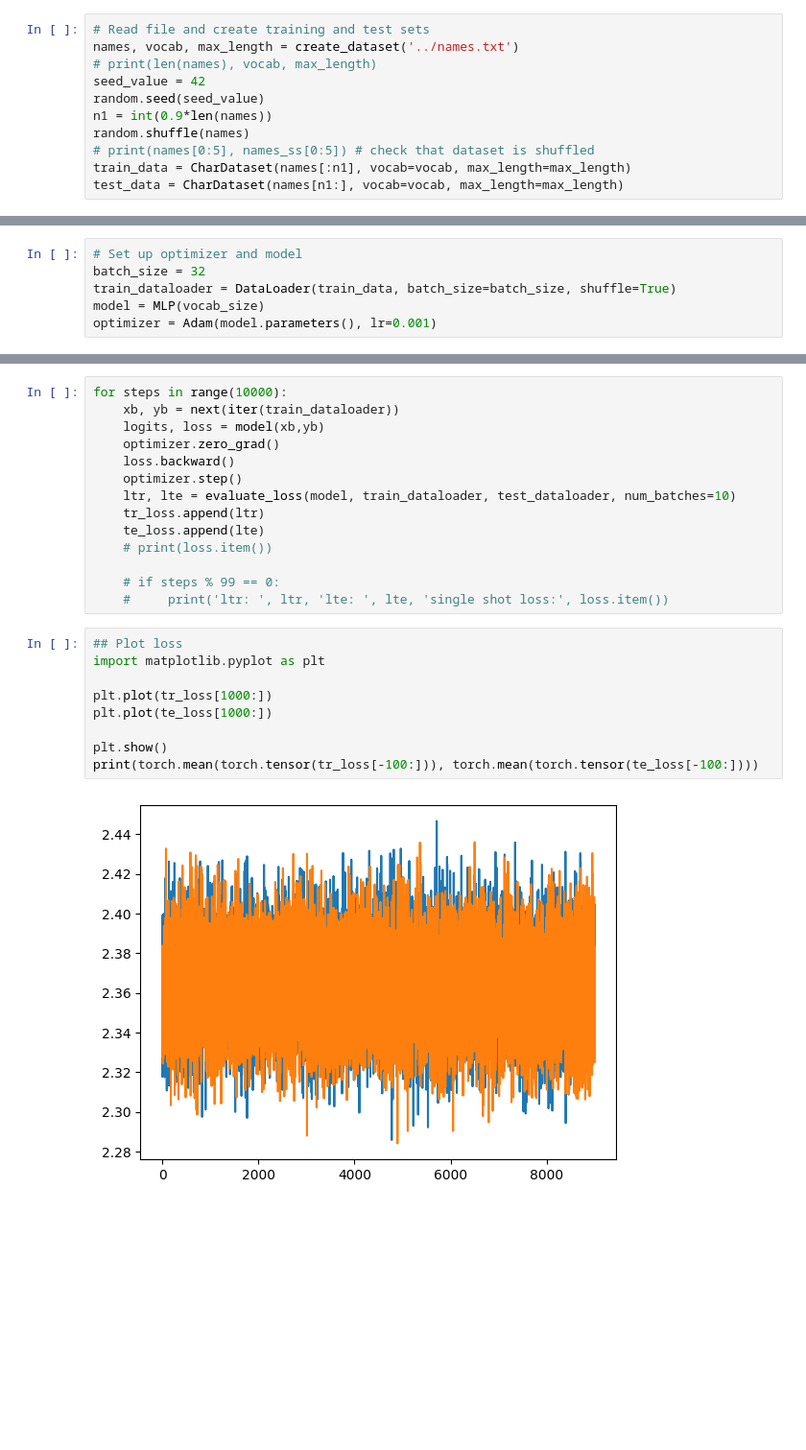
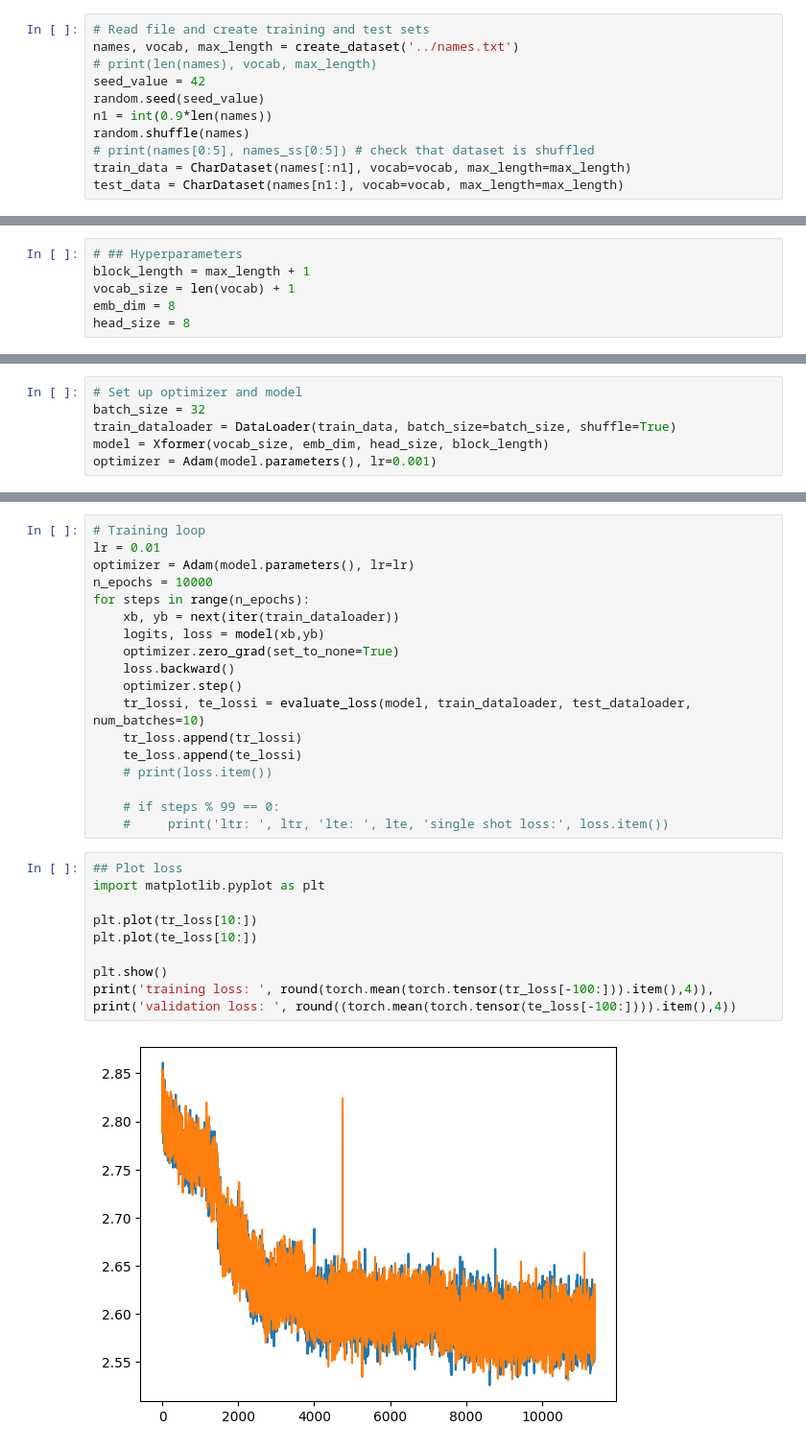
Before and after one commit to peteryushunli/makemore-utils-nbs, a Jupyter notebook: nbs/transformer.ipynb, the cells around one changed output, grey strips where cells are left out. Shown: that part at 96% size. Saved outputs shown, nothing was run; the diff lists cells and outputs as text; blank space fills up the shorter version.

Commit message:
with single attention head

```diff
--- a/nbs/transformer.ipynb
+++ b/nbs/transformer.ipynb
@@ -147,0 +71,6 @@ logits, loss = model(xb,yb)
+# %%
+# ## Hyperparameters
+block_length = max_length + 1
+vocab_size = len(vocab) + 1
+emb_dim = 8
+head_size = 8
@@ -149,7 +91,7 @@ logits, loss = model(xb,yb)
 # Set up optimizer and model
 batch_size = 32
 train_dataloader = DataLoader(train_data, batch_size=batch_size, shuffle=True)
-model = MLP(vocab_size)
+model = Xformer(vocab_size, emb_dim, head_size, block_length)
 optimizer = Adam(model.parameters(), lr=0.001)
 # %%
 xb, yb = next(iter(train_dataloader))
@@ -178,15 +118,19 @@ test_dataloader = DataLoader(test_data, batch_size=batch_size, shuffle=True)
 tr_loss = []
 te_loss = []
 # %%
-for steps in range(10000):
+# Training loop
+lr = 0.01
+optimizer = Adam(model.parameters(), lr=lr)
+n_epochs = 10000
+for steps in range(n_epochs):
     xb, yb = next(iter(train_dataloader))
     logits, loss = model(xb,yb)
-    optimizer.zero_grad()
+    optimizer.zero_grad(set_to_none=True)
     loss.backward()
     optimizer.step()
-    ltr, lte = evaluate_loss(model, train_dataloader, test_dataloader, num_batches=10)
-    tr_loss.append(ltr)
-    te_loss.append(lte)
+    tr_lossi, te_lossi = evaluate_loss(model, train_dataloader, test_dataloader, num_batches=10)
+    tr_loss.append(tr_lossi)
+    te_loss.append(te_lossi)
     # print(loss.item())
 
     # if steps % 99 == 0:
@@ -194,11 +138,12 @@ for steps in range(10000):
 # %%
 ## Plot loss
 import matplotlib.pyplot as plt
 
-plt.plot(tr_loss[1000:])
-plt.plot(te_loss[1000:])
+plt.plot(tr_loss[10:])
+plt.plot(te_loss[10:])
 
 plt.show()
-print(torch.mean(torch.tensor(tr_loss[-100:])), torch.mean(torch.tensor(te_loss[-100:])))
+print('training loss: ', round(torch.mean(torch.tensor(tr_loss[-100:])).item(),4)),
+print('validation loss: ', round((torch.mean(torch.tensor(te_loss[-100:]))).item(),4))
 # %% [output]
-[figure, old version]
+[figure, new version]
```
Also changed, not shown: parts of 17 cells of this notebook, 5 other files.
